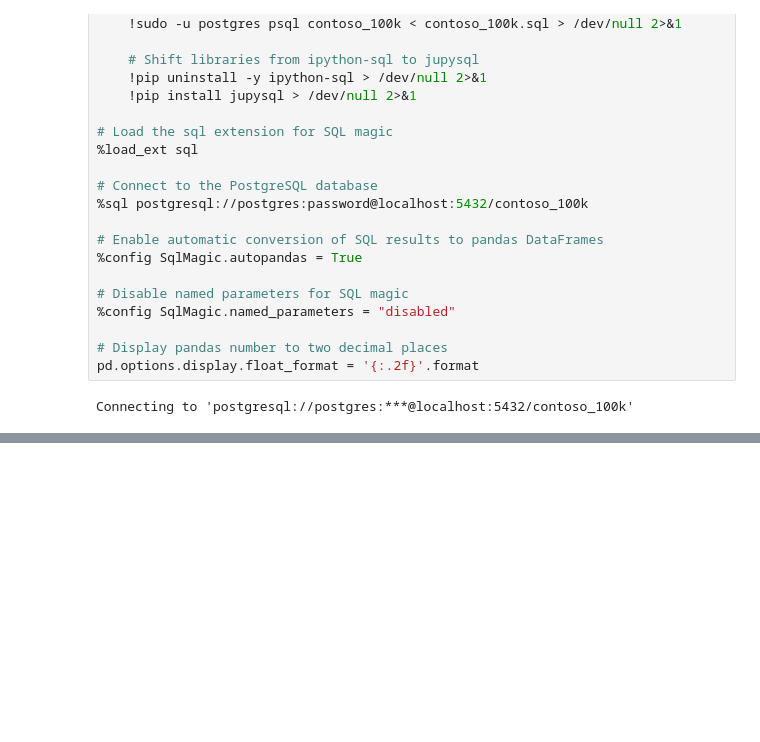
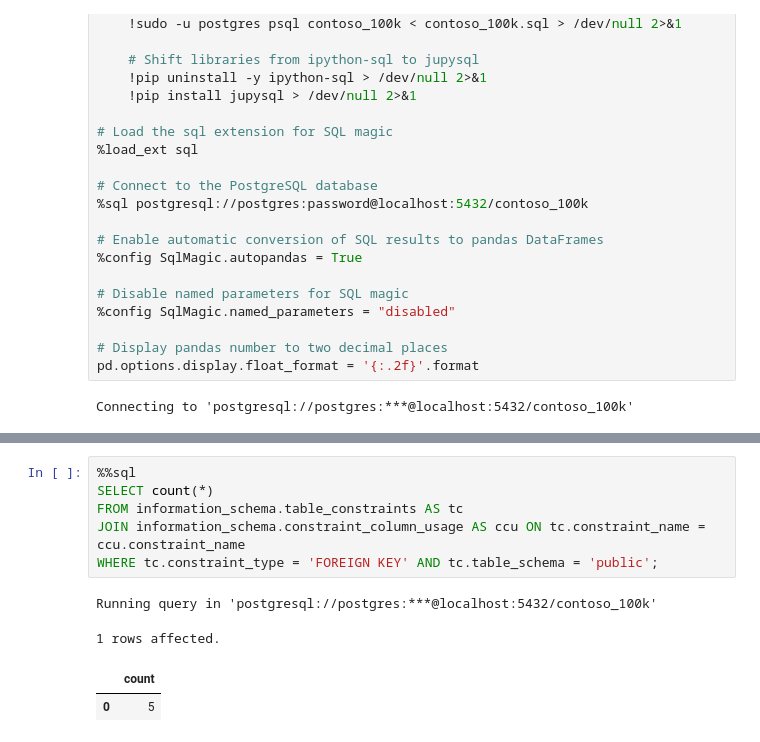
Before and after one commit to ChaitanyaYadav001/Question, a Jupyter notebook: Resources/Blank_SQL_Notebook.ipynb, the cells around one changed output, grey strips where cells are left out. Saved outputs shown, nothing was run; the diff lists cells and outputs as text; blank space fills up the shorter version.

```diff
--- a/Resources/Blank_SQL_Notebook.ipynb
+++ b/Resources/Blank_SQL_Notebook.ipynb
@@ -57,0 +73,11 @@ Connecting to 'postgresql://postgres:***@localhost:5432/contoso_100k'
+# %%
+%%sql
+SELECT count(*)
+FROM information_schema.table_constraints AS tc
+JOIN information_schema.constraint_column_usage AS ccu ON tc.constraint_name = ccu.constraint_name
+WHERE tc.constraint_type = 'FOREIGN KEY' AND tc.table_schema = 'public';
+# %% [output]
+Running query in 'postgresql://postgres:***@localhost:5432/contoso_100k'
+1 rows affected.
+|  | count |
+| 0 | 5 |
```
Also changed, not shown: parts of 4 cells of this notebook.
